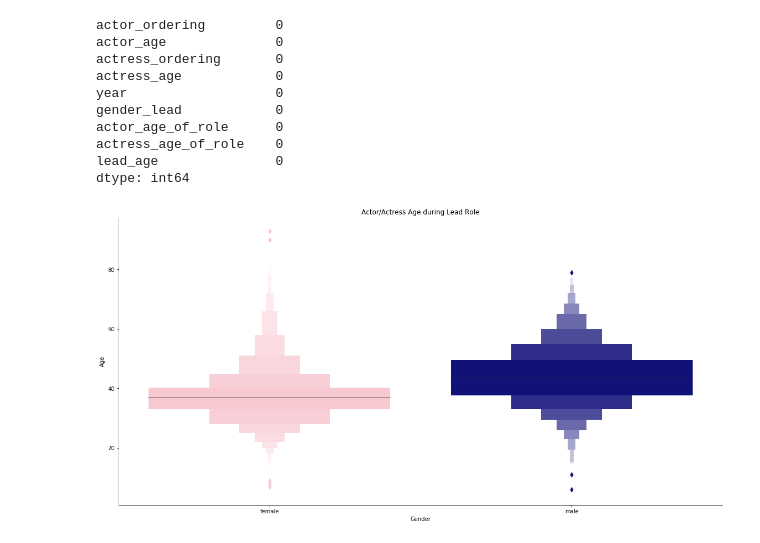
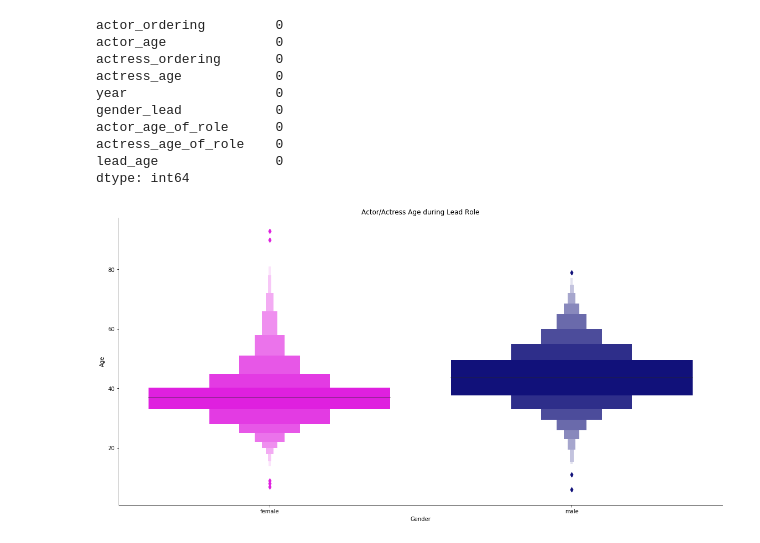
Before and after one commit to phoebetwong/flatiron_mod1project, a Jupyter notebook: mod1_proj.ipynb, the cells around one changed output. Cells and saved outputs as stored; diff of their text form; code cells hidden in the pictures.

Commit message:
updated visualization

```diff
--- a/mod1_proj.ipynb
+++ b/mod1_proj.ipynb
@@ -495,11 +495,11 @@ actress_age_of_role    0
 lead_age               0
 dtype: int64
 # %%
-sns.catplot(x='gender_lead', y= 'lead_age', kind ='boxen', data = df_lead_age, height=8, aspect = 2,palette={"male": "darkblue", "female": "pink"},)
+sns.catplot(x='gender_lead', y= 'lead_age', kind ='boxen', data = df_lead_age, height=8, aspect = 2,palette={"male": "darkblue", "female": "fuchsia"},)
 plt.xlabel('Gender')
 plt.ylabel('Age')
 plt.title('Actor/Actress Age during Lead Role')
 plt.savefig('Actor_Actress_Age.jpg')
 plt.show()
 # %% [output]
-[figure, old version]
+[figure, new version]
```
Also changed, not shown: 1 other file.
